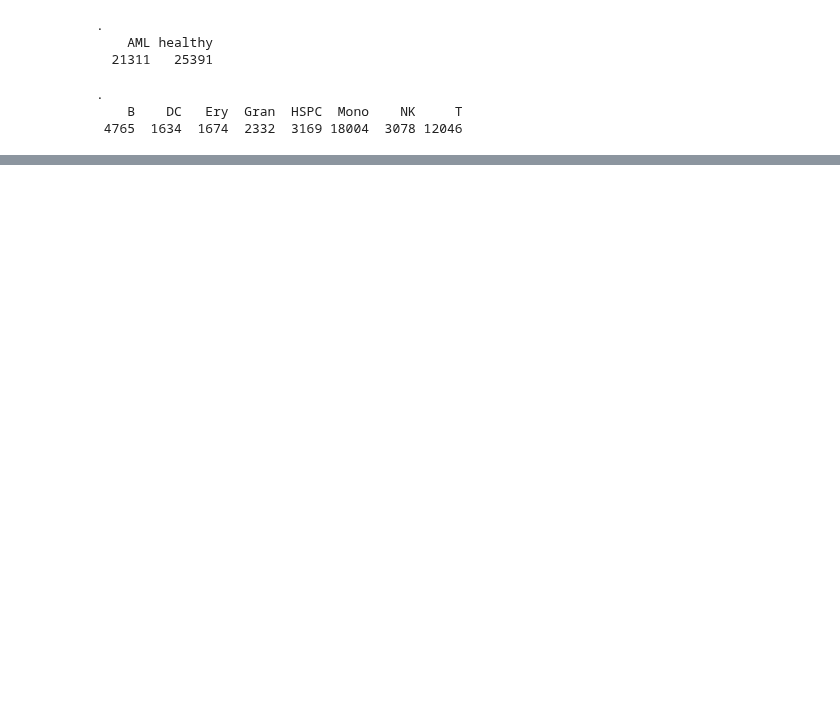
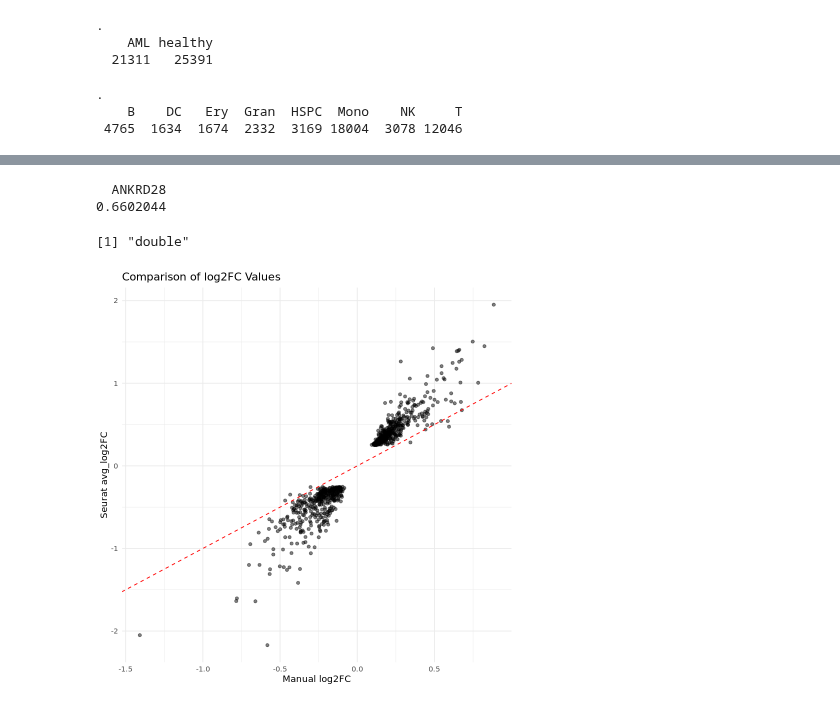
Before and after one commit to colomemaria/community-paper, a Jupyter notebook: src/method_comparison/compare_algorithms/prepare_data/run_seurat/run_seurat.ipynb, the cells around one changed output, grey strips where cells are left out. Drawn from its saved outputs; the diff is of its cells as text; code cells hidden in the pictures; blank space fills up the shorter version.

```diff
--- a/src/method_comparison/compare_algorithms/prepare_data/run_seurat/run_seurat.ipynb
+++ b/src/method_comparison/compare_algorithms/prepare_data/run_seurat/run_seurat.ipynb
@@ -180,0 +513,14 @@ write.csv(DEGs, "DEG_table.csv")
+# %%
+mean_healthy <- rowMeans(counts_healthy)
+mean_case <- rowMeans(counts_case)
+# %%
+log2FC <- mean_case - mean_healthy
+# %%
+log2FC["ANKRD28"]
+# %% [output]
+  ANKRD28
+0.6602044
+# %%
+typeof(log2FC)
+# %% [output]
+[1] "double"
@@ -180,0 +529,12 @@ write.csv(DEGs, "DEG_table.csv")
+# %%
+manual_log2FC_df <- data.frame(gene = names(log2FC), log2FC_manual = log2FC, stringsAsFactors = FALSE)
+# %%
+comparison_df <- merge(manual_log2FC_df, DE_table_receiver, by = "gene")
+# %%
+ggplot(comparison_df, aes(x = log2FC_manual, y = avg_log2FC)) +
+  geom_point(alpha = 0.5) +
+  geom_abline(slope = 1, intercept = 0, color = "red", linetype = "dashed") +
+  labs(x = "Manual log2FC", y = "Seurat avg_log2FC", title = "Comparison of log2FC Values") +
+  theme_minimal()
+# %% [output]
+[figure, added]
```
Also changed, not shown: parts of 30 cells of this notebook, 1 other file.
